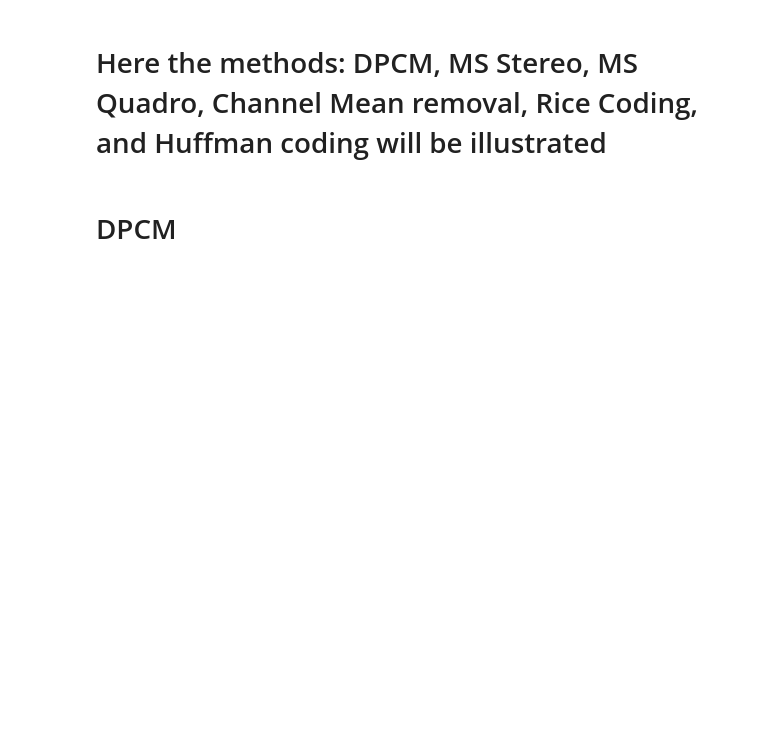
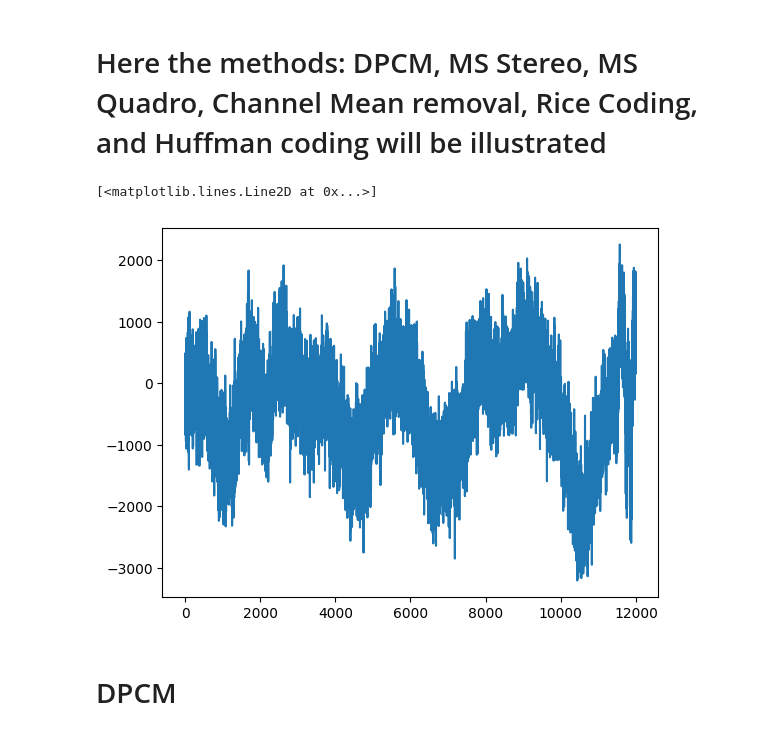
Before and after one commit to ariaalinejad/NauralSignalCompression, a Jupyter notebook: presenting/Illustrate_Methods.ipynb, the cells around one changed output. Drawn from its saved outputs; the diff is of its cells as text; code cells hidden in the pictures; blank space fills up the shorter version.

```diff
--- a/presenting/Illustrate_Methods.ipynb
+++ b/presenting/Illustrate_Methods.ipynb
@@ -16,6 +16,11 @@ x = s[:12000,:].astype(int)
 
 # Rice coding parameter
 K = 9
+# %%
+plt.plot(x[:,0])
+# %% [output]
+[<matplotlib.lines.Line2D at 0x...>]
+[figure, added]
 # %% [markdown]
 # DPCM
 # %%
```
Also changed, not shown: parts of 4 cells of this notebook, 3 other files.
